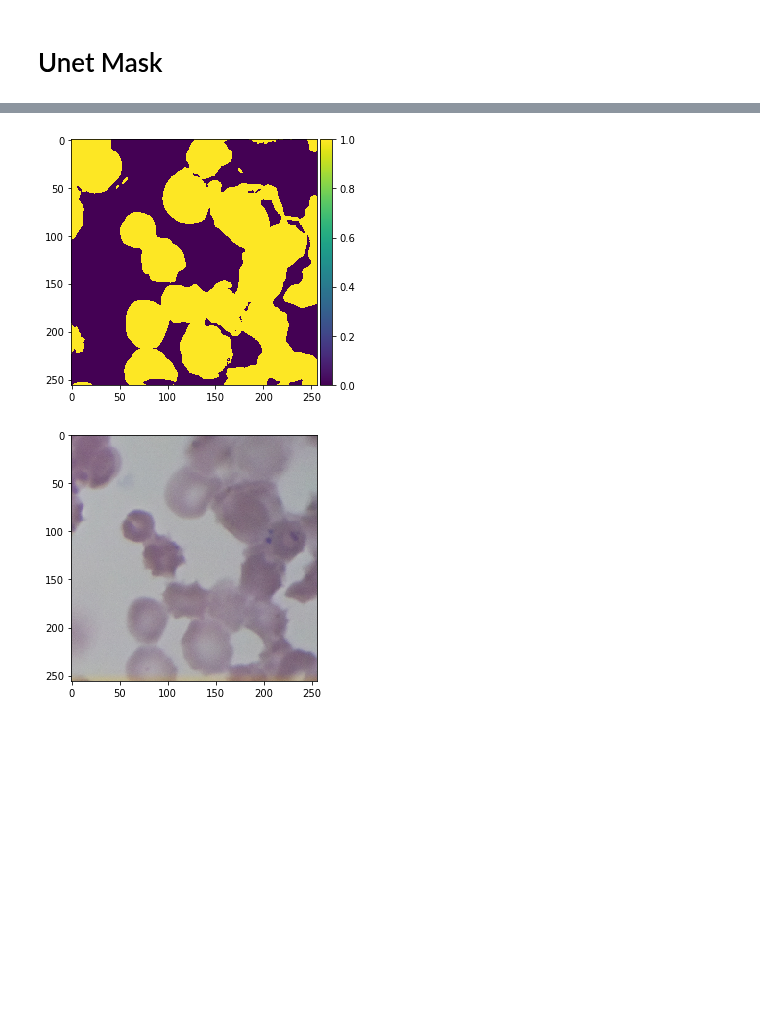
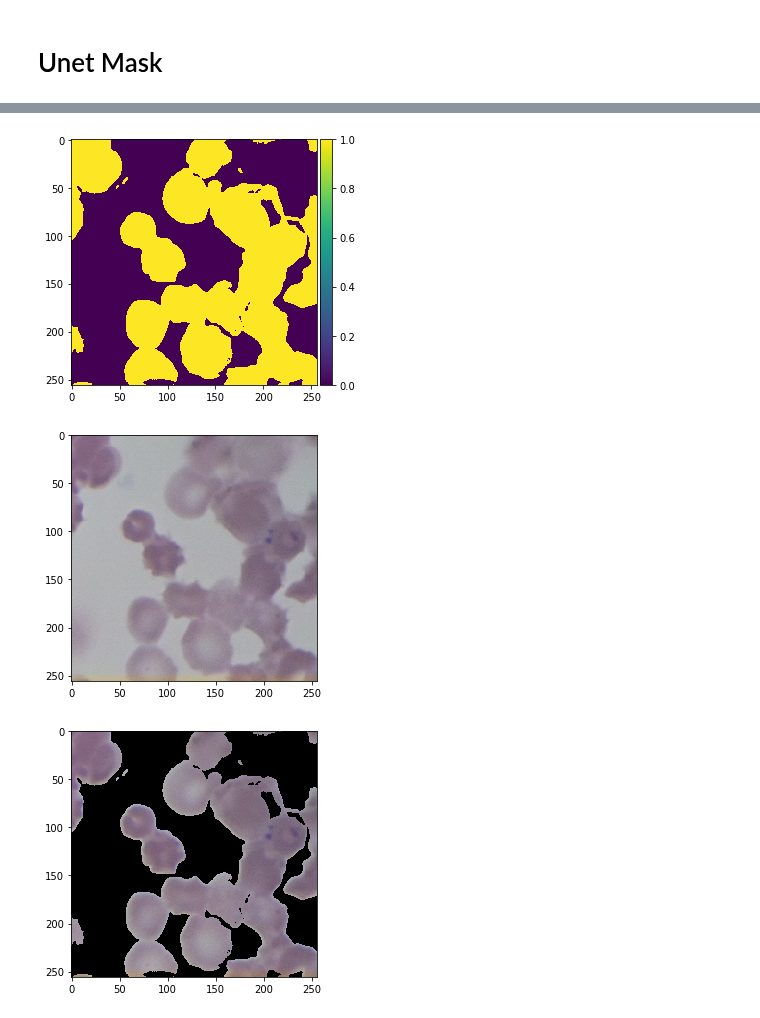
Before and after one commit to danielbarco/malatec, a Jupyter notebook: Notebooks/testing_pipeline.ipynb, the cells around one changed output, grey strips where cells are left out. Drawn from its saved outputs; the diff is of its cells as text; code cells hidden in the pictures; blank space fills up the shorter version.

Commit message:
image mask

```diff
--- a/Notebooks/testing_pipeline.ipynb
+++ b/Notebooks/testing_pipeline.ipynb
@@ -49,10 +50,14 @@ pred_masks_t = pipeline.unet_predict(model, imgs, sizes_imgs)
 # %%
 # Perform check on test set
 ix = random.randint(0, len(pred_masks_t))
 imshow(np.squeeze(pred_masks_t[ix]))
 plt.show()
 imshow(imgs[ix])
 plt.show()
+image_overlayed = np.where(np.squeeze(pred_masks_t[ix])[...,None], imgs[ix], 0)
+imshow(image_overlayed)
+plt.show()
 # %% [output]
 [figure]
 [figure]
+[figure, added]
```
Also changed, not shown: parts of 3 cells of this notebook.
